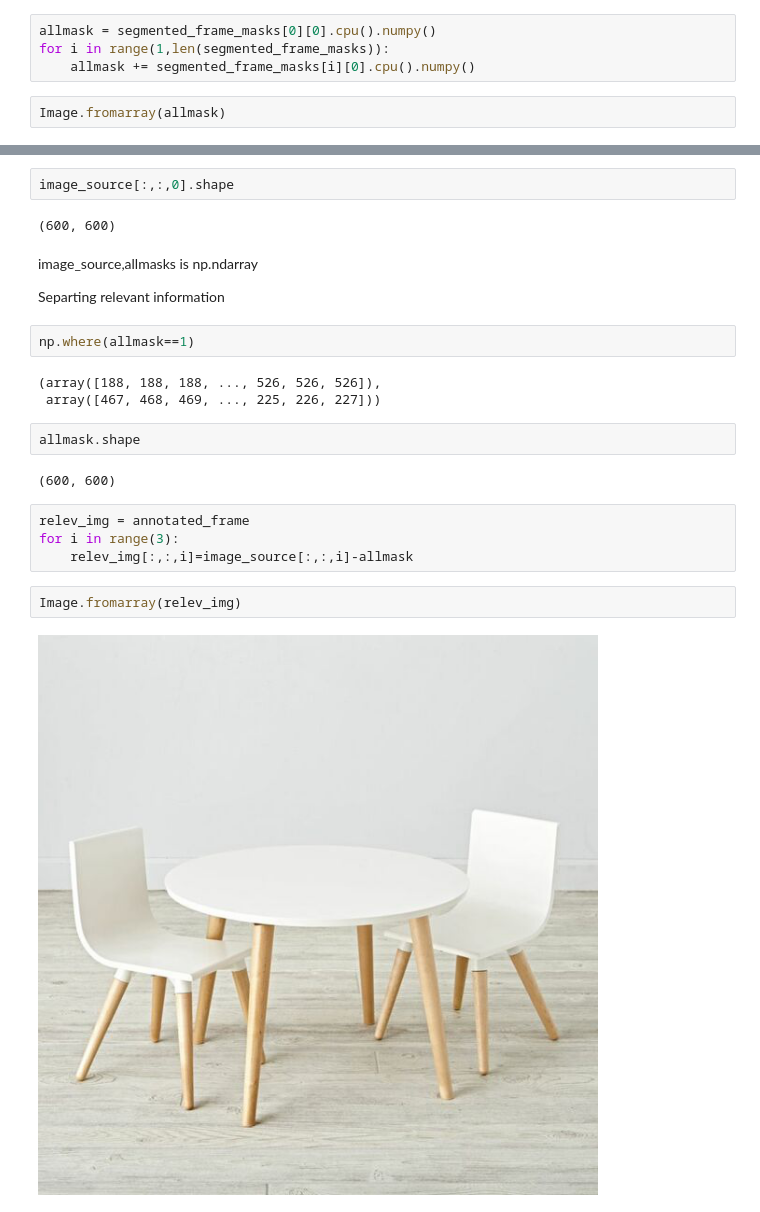
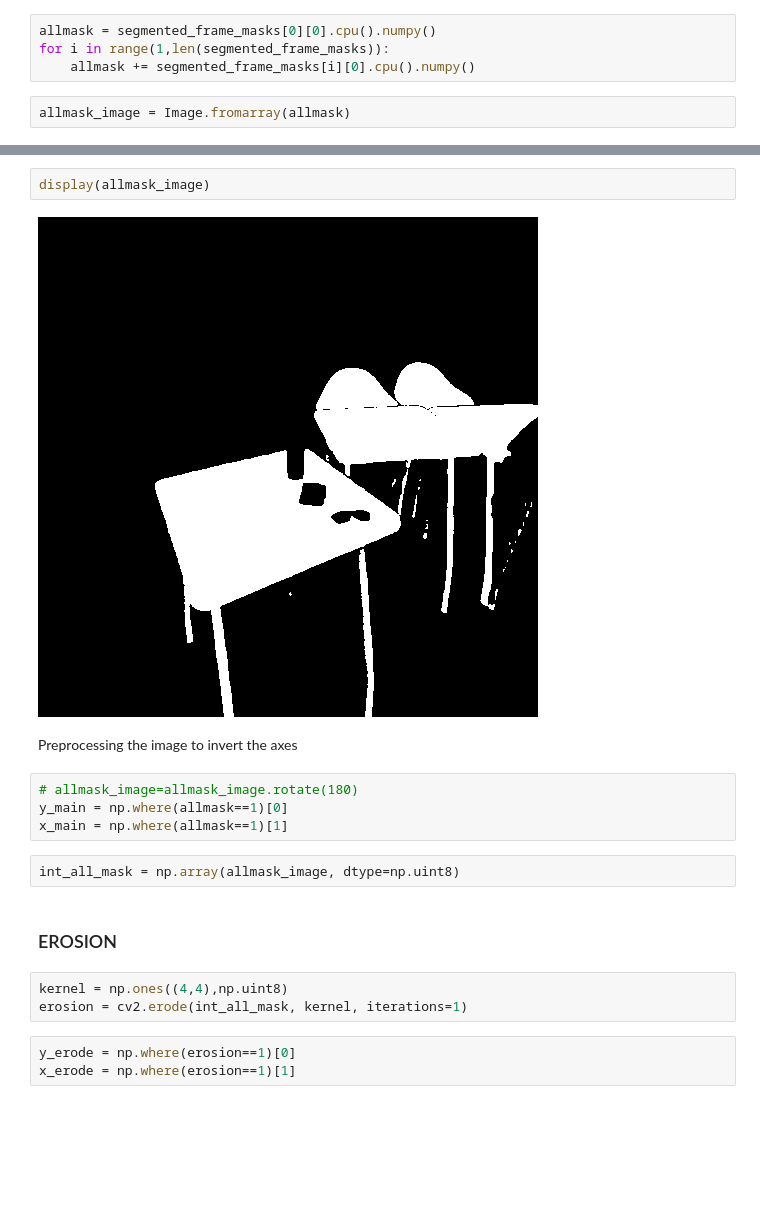
Before and after one commit to AryamanSharma17/ScenRec, a Jupyter notebook: test.ipynb, the cells around one changed output, grey strips where cells are left out. Cells and saved outputs as stored; diff of their text form; blank space fills up the shorter version.

```diff
--- a/test.ipynb
+++ b/test.ipynb
@@ -215,4 +224,4 @@ allmask = segmented_frame_masks[0][0].cpu().numpy()
 for i in range(1,len(segmented_frame_masks)):
     allmask += segmented_frame_masks[i][0].cpu().numpy()
 # %%
-Image.fromarray(allmask)
+allmask_image = Image.fromarray(allmask)
@@ -221,25 +228,20 @@ Image.fromarray(allmask)
-# %%
-image_source[:,:,0].shape
-# %% [output]
-(600, 600)
-# %% [markdown]
-image_source,allmasks is np.ndarray
-
-Separting relevant information
-# %%
-np.where(allmask==1)
-# %% [output]
-(array([188, 188, 188, ..., 526, 526, 526]),
- array([467, 468, 469, ..., 225, 226, 227]))
-# %%
-allmask.shape
-# %% [output]
-(600, 600)
-# %%
-relev_img = annotated_frame
-for i in range(3):
-    relev_img[:,:,i]=image_source[:,:,i]-allmask
-# %%
-Image.fromarray(relev_img)
-# %% [output]
-[figure, removed]
+# %%
+display(allmask_image)
+# %% [output]
+[figure, added]
+# %% [markdown]
+Preprocessing the image to invert the axes
+# %%
+# allmask_image=allmask_image.rotate(180)
+y_main = np.where(allmask==1)[0]
+x_main = np.where(allmask==1)[1]
+# %%
+int_all_mask = np.array(allmask_image, dtype=np.uint8)
+# %% [markdown]
+### EROSION
+# %%
+kernel = np.ones((4,4),np.uint8)
+erosion = cv2.erode(int_all_mask, kernel, iterations=1)
+# %%
+y_erode = np.where(erosion==1)[0]
+x_erode = np.where(erosion==1)[1]
```
Also changed, not shown: parts of 29 cells of this notebook, 9 other files.
